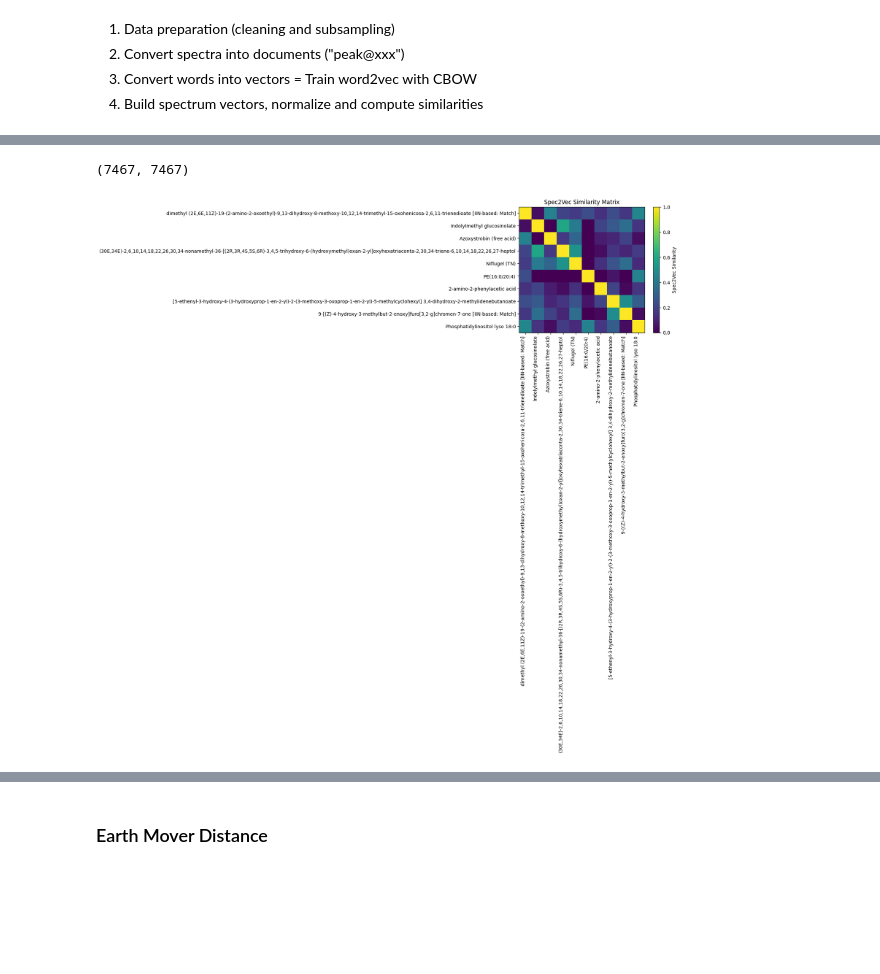
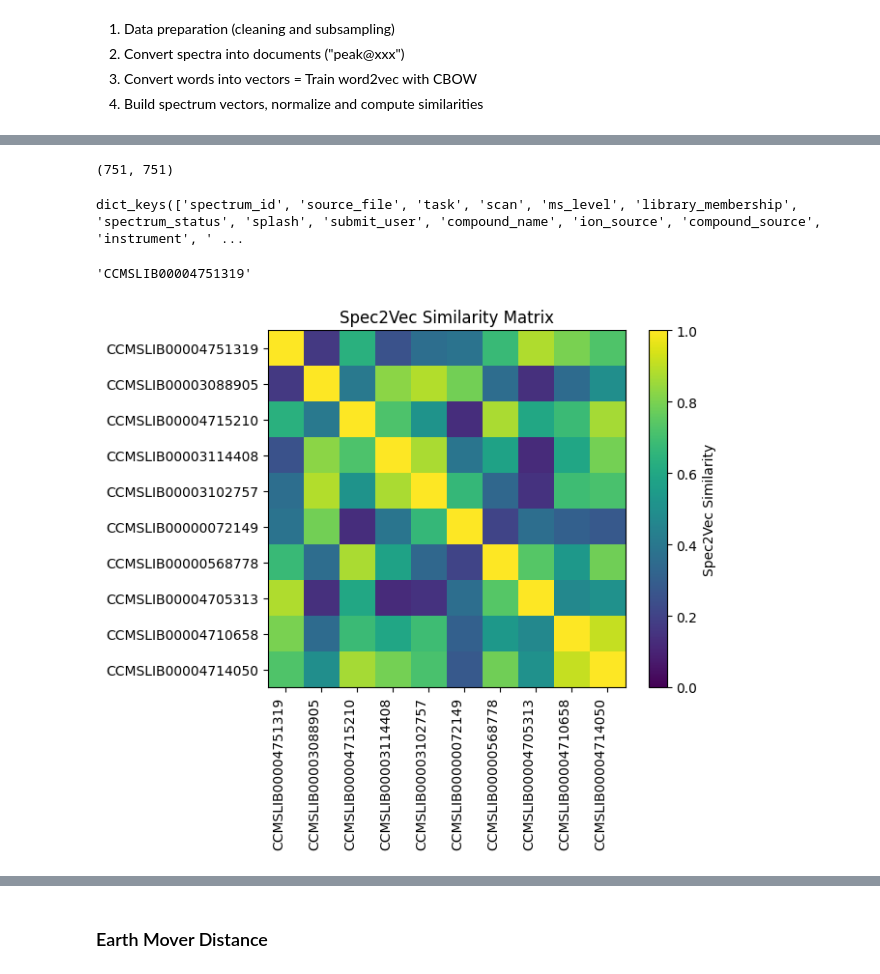
Before and after one commit to ongarileonardo/plant_bioactivities, a Jupyter notebook: src/EDA.ipynb, the cells around one changed output, grey strips where cells are left out. Saved outputs shown, nothing was run; the diff lists cells and outputs as text; code cells hidden in the pictures; blank space fills up the shorter version.

```diff
--- a/src/EDA.ipynb
+++ b/src/EDA.ipynb
@@ -173,7 +173,7 @@ plt.show()
 # %%
 import random
 
-samples = random.sample(spectra, 10000)
+samples = random.sample(spectra, 1000)
 # %%
 import logging
 logging.getLogger("matchms").setLevel(logging.ERROR)
@@ -204,7 +204,16 @@ def is_valid_spectrum(spec, min_peaks=5):
     except:
         return False
 
-valid_samples = [s for s in cleaned_samples if is_valid_spectrum(s)]
+def normalize_spectrum(spectrum):
+    mz = spectrum.peaks.mz
+    intensity = spectrum.peaks.intensities
+    intensity = intensity / intensity.sum()   # L1 normalization
+
+    # construct a new spectrum object with normalized intensities
+    spectrum = matchms.Spectrum(mz=mz, intensities=intensity, metadata=spectrum.metadata)
+    return spectrum
+
+valid_samples = [normalize_spectrum(s) for s in cleaned_samples if is_valid_spectrum(s)]
 # %%
 len(valid_samples)
 # %% [output]
@@ -267,15 +276,23 @@ S[row, col] = val
 # %%
 S.shape
 # %% [output]
-(7467, 7467)
+(751, 751)
+# %%
+valid_samples[0].metadata.keys()
+# %% [output]
+dict_keys(['spectrum_id', 'source_file', 'task', 'scan', 'ms_level', 'library_membership', 'spectrum_status', 'splash', 'submit_user', 'compound_name', 'ion_source', 'compound_source', 'instrument', ' ...
+# %%
+valid_samples[0].metadata.get('spectrum_id', 'Unknown')
+# %% [output]
+'CCMSLIB00004751319'
 # %%
 plt.imshow(S[:10, :10], cmap='viridis', vmin=0, vmax=1)
 plt.title("Spec2Vec Similarity Matrix")
-plt.xticks(ticks=np.arange(10), labels=[s.metadata.get('compound_name', 'Unknown') for s in valid_samples[:10]], rotation=90, ha='right')
-plt.yticks(ticks=np.arange(10), labels=[s.metadata.get('compound_name', 'Unknown') for s in valid_samples[:10]])
+plt.xticks(ticks=np.arange(10), labels=[s.metadata.get('spectrum_id', 'Unknown') for s in valid_samples[:10]], rotation=90, ha='right')
+plt.yticks(ticks=np.arange(10), labels=[s.metadata.get('spectrum_id', 'Unknown') for s in valid_samples[:10]])
 plt.colorbar(label='Spec2Vec Similarity')
 plt.show()
 # %% [output]
-[figure, old version]
+[figure, new version]
 # %%
 # comparison with cosine
```
Also changed, not shown: parts of 22 cells of this notebook.
